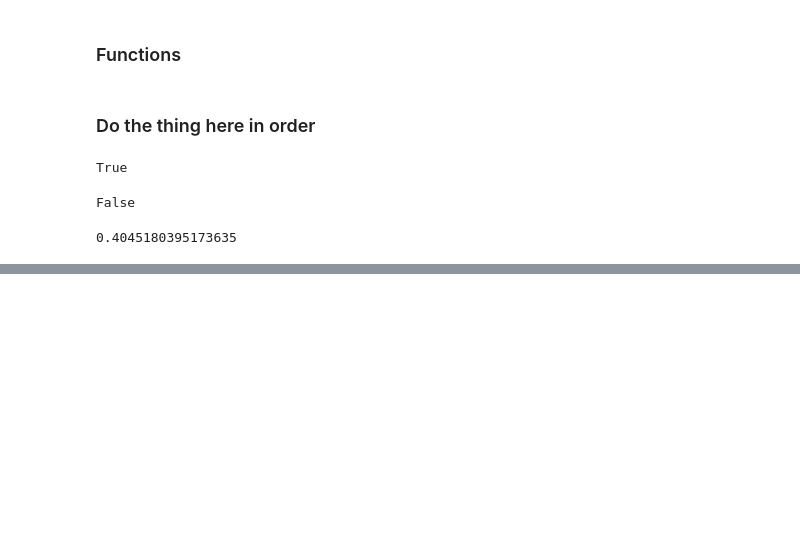
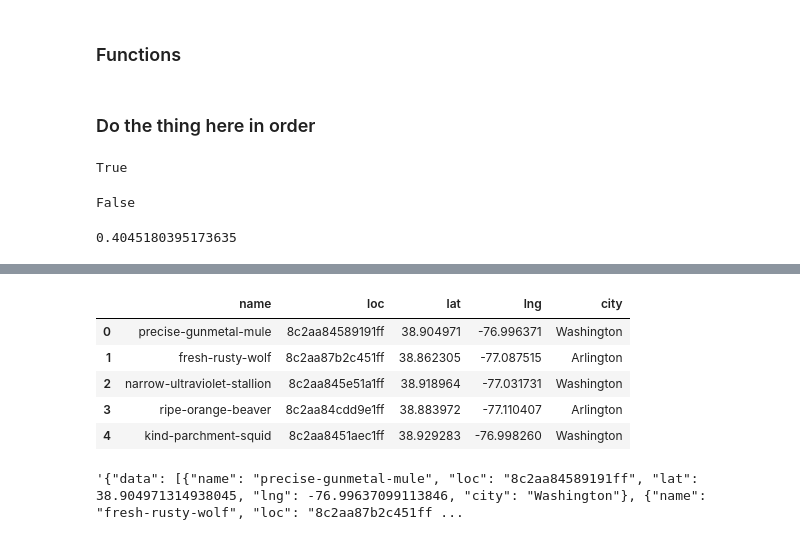
Before and after one commit to helium/ipython-target-modeling, a Jupyter notebook: analyze_weighted_witnesses.ipynb, the cells around one changed output, grey strips where cells are left out. Saved outputs shown, nothing was run; the diff lists cells and outputs as text; code cells hidden in the pictures; blank space fills up the shorter version.

```diff
--- a/analyze_weighted_witnesses.ipynb
+++ b/analyze_weighted_witnesses.ipynb
@@ -333,0 +329,14 @@ plot(G, city)
+# %%
+df_nodes.head()
+# %% [output]
+|  | name | loc | lat | lng | city |
+| 0 | precise-gunmetal-mule | 8c2aa84589191ff | 38.904971 | -76.996371 | Washington |
+| 1 | fresh-rusty-wolf | 8c2aa87b2c451ff | 38.862305 | -77.087515 | Arlington |
+| 2 | narrow-ultraviolet-stallion | 8c2aa845e51a1ff | 38.918964 | -77.031731 | Washington |
+| 3 | ripe-orange-beaver | 8c2aa84cdd9e1ff | 38.883972 | -77.110407 | Arlington |
+| 4 | kind-parchment-squid | 8c2aa8451aec1ff | 38.929283 | -76.998260 | Washington |
+# %%
+import json
+json.dumps({'data': df_nodes.to_dict(orient='records')})
+# %% [output]
+'{"data": [{"name": "precise-gunmetal-mule", "loc": "8c2aa84589191ff", "lat": 38.904971314938045, "lng": -76.99637099113846, "city": "Washington"}, {"name": "fresh-rusty-wolf", "loc": "8c2aa87b2c451ff ...
```
Also changed, not shown: parts of 7 cells of this notebook, 1 other file.
